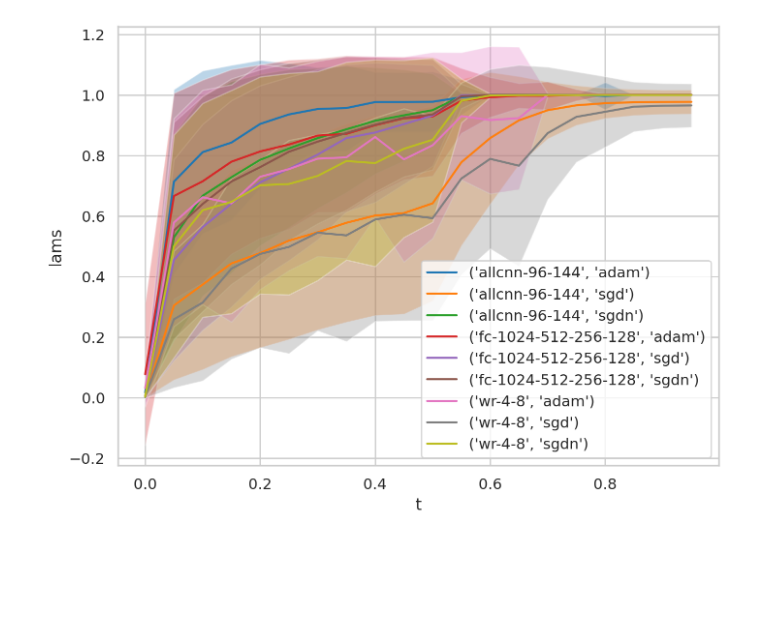
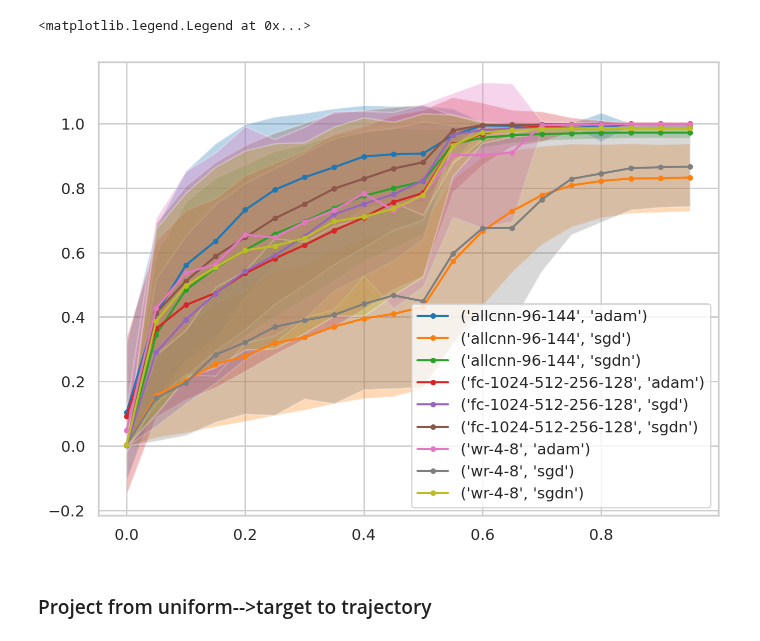
Before and after one commit to grasp-lyrl/low-dimensional-deepnets, a Jupyter notebook: geodesics.ipynb, the cells around one changed output. Cells and saved outputs as stored; diff of their text form; code cells hidden in the pictures; blank space fills up the shorter version.

```diff
--- a/geodesics.ipynb
+++ b/geodesics.ipynb
@@ -61,16 +44,28 @@ p = np.sqrt(np.repeat(init, 20, axis=0)).reshape(-1, 10)
 # %%
+yhs = np.sqrt(np.stack(d['yh'].values))
+ps = np.sqrt(np.ones_like(yhs) / 10)
 ds = get_data()['train']
 y_ = np.array(ds.targets, dtype=np.int32)
 y = np.zeros((y_.size, y_.max()+1))
 y[np.arange(y_.size), y_] = 1
-q = np.sqrt(np.repeat(np.expand_dims(y, axis=0), 1800, axis=0)).reshape(-1, 10)
+qs = np.sqrt(np.repeat(np.expand_dims(y, axis=0), yhs.shape[0], axis=0))
 # %%
-def projection(r, p, q, debug=False):
-    # r, p, q shape (npoints, ndim)
+def projection(r, p, q, debug=False, mode='prod'):
+    # r, p, q shape (nmodels, nsamples, nclasses)
     if debug:
-        assert np.allclose((r**2).sum(1), (p**2).sum(1), (q**2).sum(1), 1)
-    cost, cost1, cost2 = (p*q).sum(1), (p*r).sum(1), (q*r).sum(1)
-    tan = cost2/(cost1*np.sqrt(1-cost**2)) - cost / np.sqrt(1-cost**2)
-    lam = (np.arctan(tan) * (tan > 0)) / np.arccos(cost)
-    lam[lam > 1] = 1
+        assert np.allclose([(r**2).sum(-1), (p**2).sum(-1), (q**2).sum(-1)], 1)
+    cost, cost1, cost2 = (p*q).sum(-1, keepdims=True), (p*r).sum(-1, keepdims=True), (q*r).sum(-1, keepdims=True)
+    if mode == 'prod':
+        ti = np.arccos(cost)
+        d = lambda t: np.arccos(cost1*np.sin((1-t)*ti)/np.sin(ti) + cost2* np.sin(t*ti)/np.sin(ti)).sum(1)
+        d0 = d(0)
+        lams = np.linspace(0, 1, 100)
+        lam = np.zeros([ti.shape[0], 1])
+        for (i, dt) in tqdm(enumerate(map(d, lams))):
+            lam[dt < d0] = lams[i]
+            d0 = dt
+    elif mode == 'mean':
+        tan = cost2/(cost1*np.sqrt(1-cost**2)) - cost / np.sqrt(1-cost**2)
+        lam = (np.arctan(tan) * (tan > 0)) / np.arccos(cost)
+        lam[lam > 1] = 1
     return lam
@@ -85,0 +72,3 @@ idxs = d_.groupby(['m', 'opt']).indices
+# %%
+lam = projection(yhs, ps, qs, True)
+d['lam'] = lam
@@ -86,8 +83,19 @@ idxs = d_.groupby(['m', 'opt']).indices
+# %%
+lams = projection((yhs).reshape(-1, 10), ps.reshape(-1, 10), qs.reshape(-1, 10), True, mode='mean')
+lams = lams.reshape(1800, -1)
+d['lams'] = lams.mean(1)
+d['std'] = np.std(lams, axis=1)
+d_ = d.iloc[get_idx(d,"seed==42")]
 # %%
+idxs = d_.groupby(['m', 'opt']).indices
 for config in idxs.keys():
     idx = idxs[config]
     di = d_.iloc[idx]
-    ax=sns.lineplot(data=di, x='t', y='lams', label=str(config))
+    plt.plot(di['t'], di['lams'], '.-', label=str(config))
     plt.fill_between(di['t'], di['lams'] - di['std'], di['lams'] + di['std'], alpha=0.3)
+plt.legend()
 # %% [output]
+<matplotlib.legend.Legend at 0x...>
-[figure, old version]
+[figure, new version]
+# %% [markdown]
+### Project from uniform-->target to trajectory
```
Also changed, not shown: parts of 12 cells of this notebook, 1 other file.
